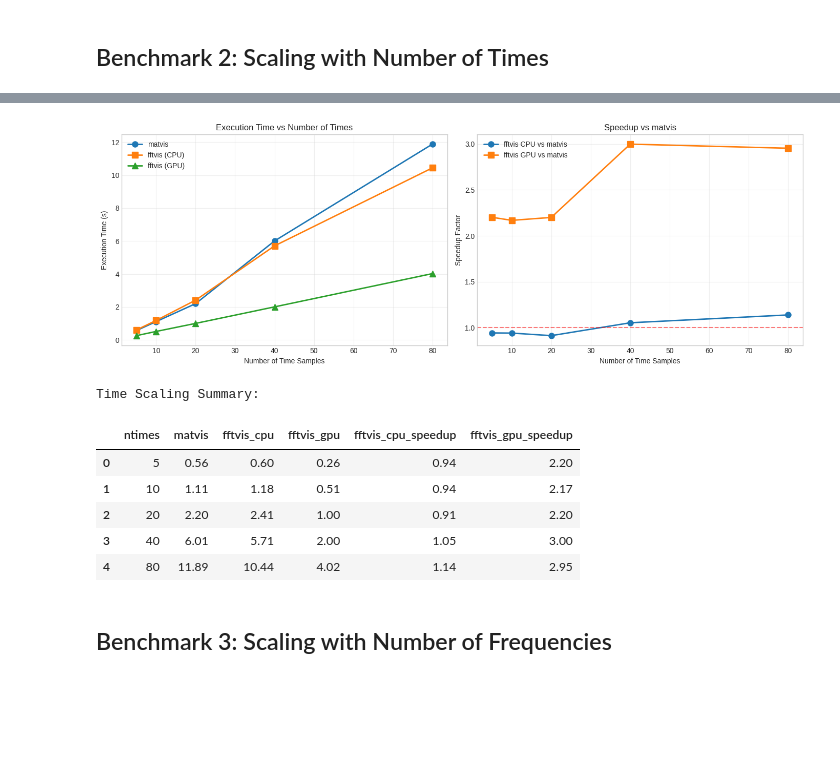
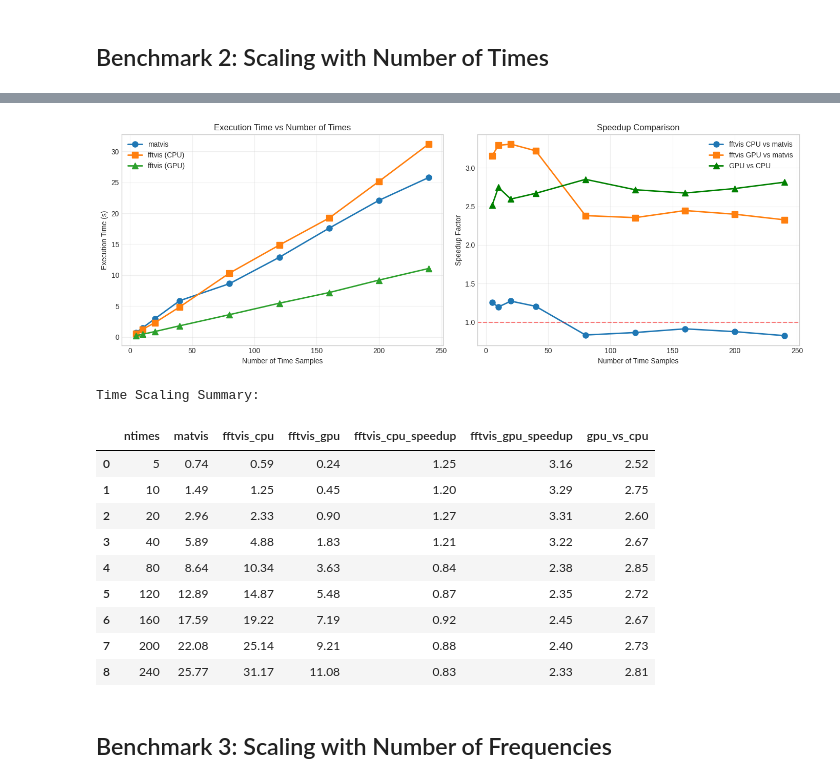
Before and after one commit to tyler-a-cox/fftvis, a Jupyter notebook: docs/tutorials/benchmark.ipynb, the cells around one changed output, grey strips where cells are left out. Cells and saved outputs as stored; diff of their text form; code cells hidden in the pictures; blank space fills up the shorter version.

```diff
--- a/docs/tutorials/benchmark.ipynb
+++ b/docs/tutorials/benchmark.ipynb
@@ -61,12 +131,20 @@ def create_base_config(nants: int = 15) -> Dict:
     """Create base configuration for simulations."""
 
     # Antenna positions
-    if nants <= 15:
+    if nants <= 7:
+        antpos = hex_array(2, split_core=True, outriggers=0)
+    elif nants <= 15:
         antpos = hex_array(3, split_core=True, outriggers=0)
     elif nants <= 37:
         antpos = hex_array(4, split_core=True, outriggers=0)
+    elif nants <= 61:
+        antpos = hex_array(5, split_core=True, outriggers=0)
+    elif nants <= 91:
+        antpos = hex_array(6, split_core=True, outriggers=0)
+    elif nants <= 127:
+        antpos = hex_array(7, split_core=True, outriggers=0)
     else:
-        antpos = hex_array(5, split_core=True, outriggers=0)
+        antpos = hex_array(8, split_core=True, outriggers=0)
 
     # Select subset of antennas if needed
     if len(antpos) > nants:
@@ -78,8 +156,9 @@ def create_base_config(nants: int = 15) -> Dict:
     # Telescope location
     telescope_loc = Telescope.from_known_telescopes('hera').location
 
-    # Baselines
-    baselines = [(i, j) for i in range(len(antpos)) for j in range(i, len(antpos))]
+    # Baselines - create all baselines (including autocorrelations) to match matvis
+    # matvis computes all i,j pairs where i and j go from 0 to nants-1
+    baselines = [(i, j) for i in range(len(antpos)) for j in range(len(antpos))]
 
     return {
         'antpos': antpos,
@@ -275,10 +390,10 @@ FIXED_NTIMES = 10
 FIXED_NFREQS = 10
 FIXED_NANTS = 15
 
-# Variable parameter
-nsides = [8, 16, 32, 64, 128]
+# Variable parameter - extended range with more tiers
+nsides = [8, 16, 32, 64, 96, 128, 160, 192, 224, 256]
 
-print("Benchmarking scaling with number of sources...")
+print("Benchmarking scaling with number of sources...\n")
 print(f"Fixed: ntimes={FIXED_NTIMES}, nfreqs={FIXED_NFREQS}, nants={FIXED_NANTS}")
 print("-" * 60)
 
@@ -287,14 +402,15 @@ config = create_base_config(FIXED_NANTS)
 
 for nside in nsides:
     nsources = hp.nside2npix(nside)
-    print(f"\nnside={nside} ({nsources} sources):")
+    print(f"\nnside={nside} ({nsources:,} sources):")
 
     result = benchmark_single_config(
         config=config,
         nside=nside,
         ntimes=FIXED_NTIMES,
         nfreqs=FIXED_NFREQS,
-        n_runs=2
+        n_runs=2,
+        check_consistency=True
     )
     source_scaling_results.append(result)
 
@@ -376,11 +499,11 @@ FIXED_NSIDE = 32  # ~12k sources
 FIXED_NFREQS = 10
 FIXED_NANTS = 15
 
-# Variable parameter
-ntimes_list = [5, 10, 20, 40, 80]
+# Variable parameter - extended range
+ntimes_list = [5, 10, 20, 40, 80, 120, 160, 200, 240]
 
-print("Benchmarking scaling with number of times...")
-print(f"Fixed: nside={FIXED_NSIDE} ({hp.nside2npix(FIXED_NSIDE)} sources), nfreqs={FIXED_NFREQS}, nants={FIXED_NANTS}")
+print("Benchmarking scaling with number of times...\n")
+print(f"Fixed: nside={FIXED_NSIDE} ({hp.nside2npix(FIXED_NSIDE):,} sources), nfreqs={FIXED_NFREQS}, nants={FIXED_NANTS}")
 print("-" * 60)
 
 time_scaling_results = []
@@ -394,7 +517,8 @@ for ntimes in ntimes_list:
         nside=FIXED_NSIDE,
         ntimes=ntimes,
         nfreqs=FIXED_NFREQS,
-        n_runs=2
+        n_runs=2,
+        check_consistency=True
     )
     time_scaling_results.append(result)
 
@@ -431,43 +555,49 @@ ax1.plot(df_times['ntimes'], df_times['matvis'], 'o-', label='matvis', linewidth
 ax1.plot(df_times['ntimes'], df_times['fftvis_cpu'], 's-', label='fftvis (CPU)', linewidth=2, markersize=8)
 if GPU_AVAILABLE:
     ax1.plot(df_times['ntimes'], df_times['fftvis_gpu'], '^-', label='fftvis (GPU)', linewidth=2, markersize=8)
 
 ax1.set_xlabel('Number of Time Samples')
 ax1.set_ylabel('Execution Time (s)')
 ax1.set_title('Execution Time vs Number of Times')
 ax1.legend()
 ax1.grid(True, alpha=0.3)
 
 # Speedup plot
 ax2.plot(df_times['ntimes'], df_times['fftvis_cpu_speedup'], 'o-',
          label='fftvis CPU vs matvis', linewidth=2, markersize=8)
 if GPU_AVAILABLE:
     ax2.plot(df_times['ntimes'], df_times['fftvis_gpu_speedup'], 's-',
              label='fftvis GPU vs matvis', linewidth=2, markersize=8)
+    ax2.plot(df_times['ntimes'], df_times['gpu_vs_cpu'], '^-',
+             label='GPU vs CPU', linewidth=2, markersize=8, color='green')
 
 ax2.axhline(y=1, color='red', linestyle='--', alpha=0.5)
 ax2.set_xlabel('Number of Time Samples')
 ax2.set_ylabel('Speedup Factor')
-ax2.set_title('Speedup vs matvis')
+ax2.set_title('Speedup Comparison')
 ax2.legend()
 ax2.grid(True, alpha=0.3)
 
 plt.tight_layout()
 plt.show()
 
 # Display summary table
 print("\nTime Scaling Summary:")
 display(df_times[['ntimes', 'matvis', 'fftvis_cpu', 'fftvis_gpu',
-                  'fftvis_cpu_speedup', 'fftvis_gpu_speedup']].round(2))
+                  'fftvis_cpu_speedup', 'fftvis_gpu_speedup', 'gpu_vs_cpu']].round(2))
 # %% [output]
-[figure, old version]
+[figure, new version]
 Time Scaling Summary:
-|  | ntimes | matvis | fftvis_cpu | fftvis_gpu | fftvis_cpu_speedup | fftvis_gpu_speedup |
-| 0 | 5 | 0.56 | 0.60 | 0.26 | 0.94 | 2.20 |
-| 1 | 10 | 1.11 | 1.18 | 0.51 | 0.94 | 2.17 |
-| 2 | 20 | 2.20 | 2.41 | 1.00 | 0.91 | 2.20 |
-| 3 | 40 | 6.01 | 5.71 | 2.00 | 1.05 | 3.00 |
-| 4 | 80 | 11.89 | 10.44 | 4.02 | 1.14 | 2.95 |
+|  | ntimes | matvis | fftvis_cpu | fftvis_gpu | fftvis_cpu_speedup | fftvis_gpu_speedup | gpu_vs_cpu |
+| 0 | 5 | 0.74 | 0.59 | 0.24 | 1.25 | 3.16 | 2.52 |
+| 1 | 10 | 1.49 | 1.25 | 0.45 | 1.20 | 3.29 | 2.75 |
+| 2 | 20 | 2.96 | 2.33 | 0.90 | 1.27 | 3.31 | 2.60 |
+| 3 | 40 | 5.89 | 4.88 | 1.83 | 1.21 | 3.22 | 2.67 |
+| 4 | 80 | 8.64 | 10.34 | 3.63 | 0.84 | 2.38 | 2.85 |
+| 5 | 120 | 12.89 | 14.87 | 5.48 | 0.87 | 2.35 | 2.72 |
+| 6 | 160 | 17.59 | 19.22 | 7.19 | 0.92 | 2.45 | 2.67 |
+| 7 | 200 | 22.08 | 25.14 | 9.21 | 0.88 | 2.40 | 2.73 |
+| 8 | 240 | 25.77 | 31.17 | 11.08 | 0.83 | 2.33 | 2.81 |
 # %% [markdown]
 ## Benchmark 3: Scaling with Number of Frequencies
 # %%
```
Also changed, not shown: parts of 16 cells of this notebook.
